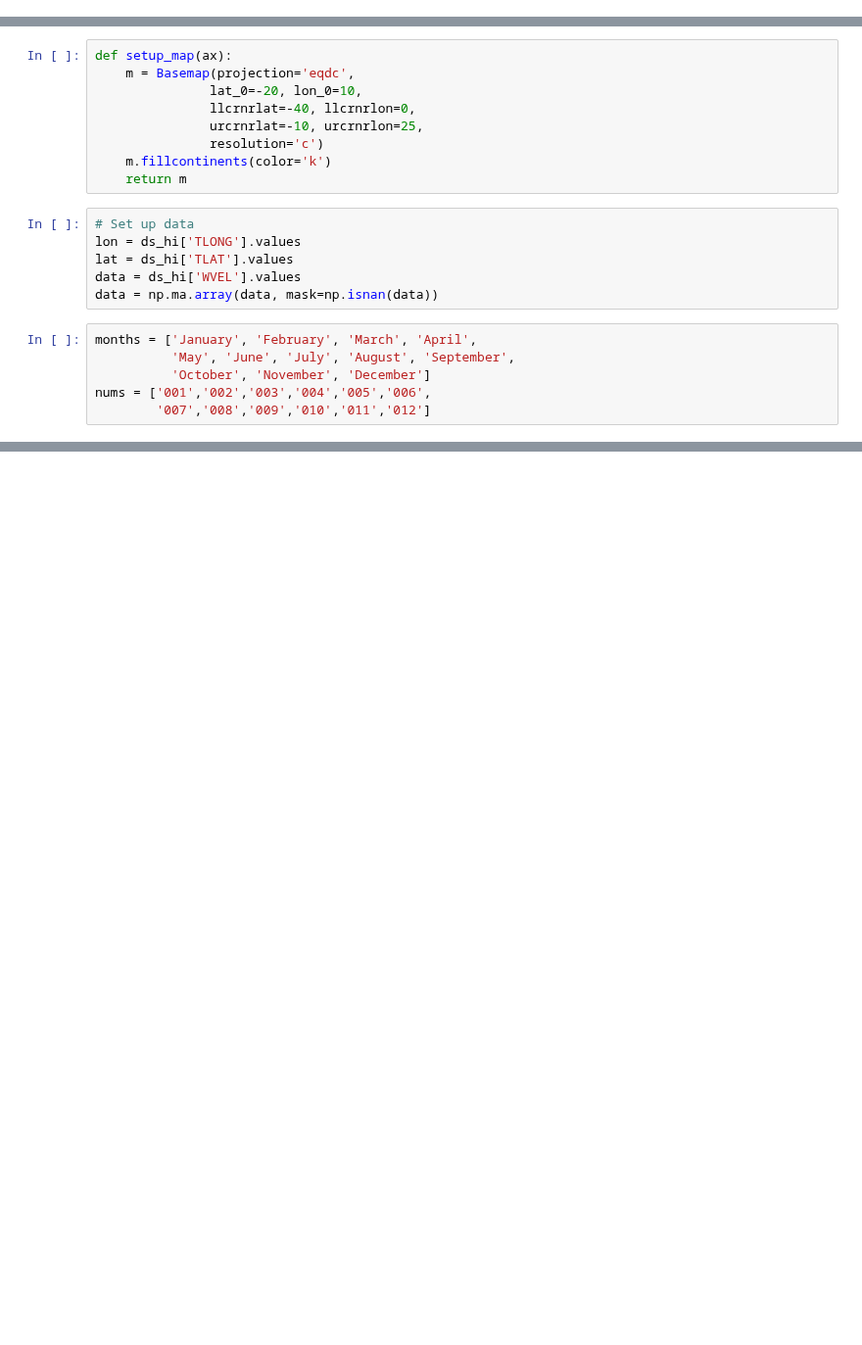
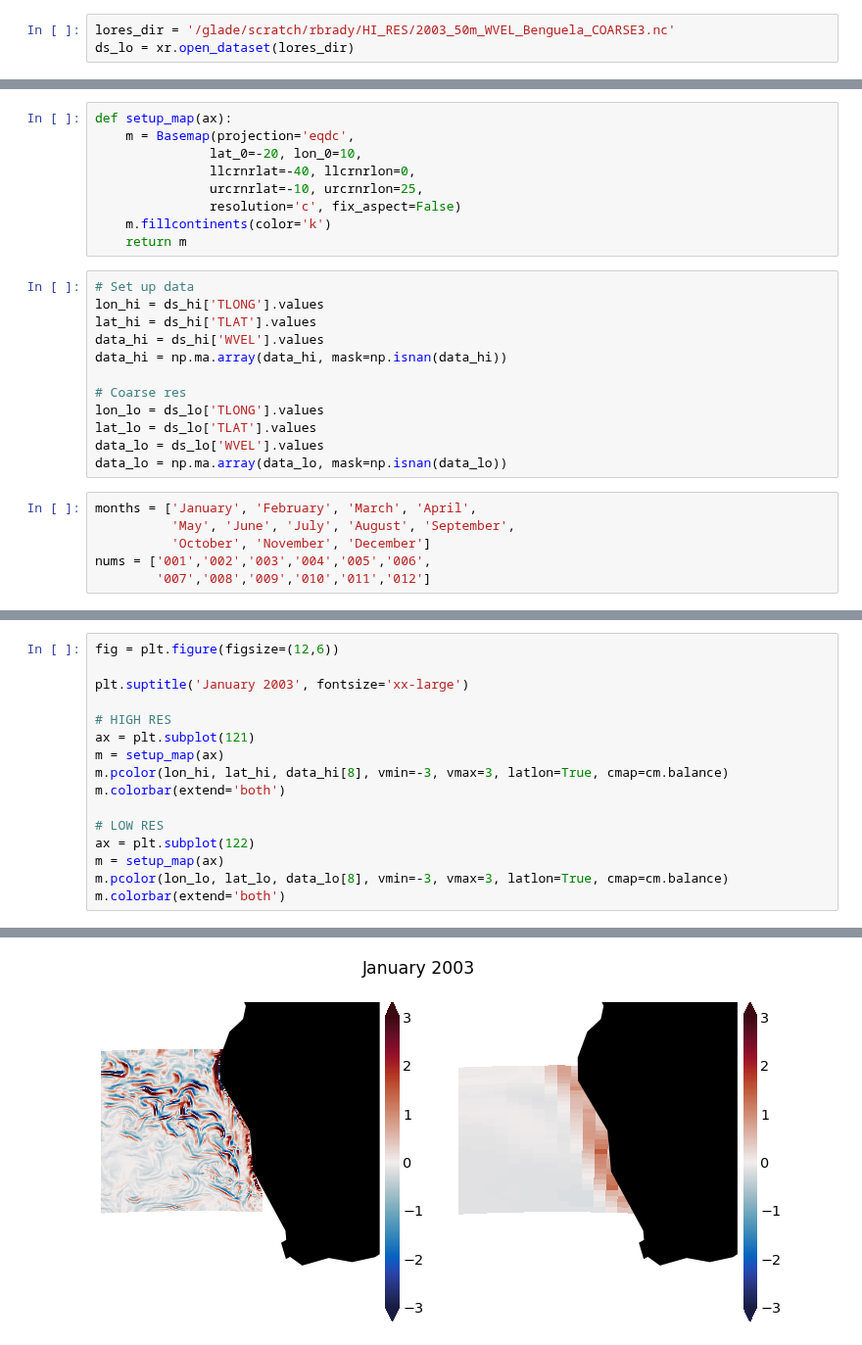
Before and after one commit to bradyrx/EBUS_BGC_Variability, a Jupyter notebook: notebooks/Visualization/hires_vs_coarse_benguela.ipynb, the cells around one changed output, grey strips where cells are left out. Shown at 98% size. Drawn from its saved outputs; the diff is of its cells as text; blank space fills up the shorter version.

```diff
--- a/notebooks/Visualization/hires_vs_coarse_benguela.ipynb
+++ b/notebooks/Visualization/hires_vs_coarse_benguela.ipynb
@@ -45,0 +37,3 @@ ds_lens = xr.open_dataset(inDir + filename)
+# %%
+lores_dir = '/glade/scratch/rbrady/HI_RES/2003_50m_WVEL_Benguela_COARSE3.nc'
+ds_lo = xr.open_dataset(lores_dir)
@@ -85,15 +100,21 @@ def setup_map(ax):
                lat_0=-20, lon_0=10,
                llcrnrlat=-40, llcrnrlon=0,
                urcrnrlat=-10, urcrnrlon=25,
-               resolution='c')
+               resolution='c', fix_aspect=False)
     m.fillcontinents(color='k')
     return m
 # %%
 # Set up data
-lon = ds_hi['TLONG'].values
-lat = ds_hi['TLAT'].values
-data = ds_hi['WVEL'].values
-data = np.ma.array(data, mask=np.isnan(data))
+lon_hi = ds_hi['TLONG'].values
+lat_hi = ds_hi['TLAT'].values
+data_hi = ds_hi['WVEL'].values
+data_hi = np.ma.array(data_hi, mask=np.isnan(data_hi))
+
+# Coarse res
+lon_lo = ds_lo['TLONG'].values
+lat_lo = ds_lo['TLAT'].values
+data_lo = ds_lo['WVEL'].values
+data_lo = np.ma.array(data_lo, mask=np.isnan(data_lo))
 # %%
 months = ['January', 'February', 'March', 'April',
           'May', 'June', 'July', 'August', 'September',
@@ -102,0 +126,17 @@ nums = ['001','002','003','004','005','006',
+# %%
+fig = plt.figure(figsize=(12,6))
+
+plt.suptitle('January 2003', fontsize='xx-large')
+
+# HIGH RES
+ax = plt.subplot(121)
+m = setup_map(ax)
+m.pcolor(lon_hi, lat_hi, data_hi[8], vmin=-3, vmax=3, latlon=True, cmap=cm.balance)
+m.colorbar(extend='both')
+
+# LOW RES
+ax = plt.subplot(122)
+m = setup_map(ax)
+m.pcolor(lon_lo, lat_lo, data_lo[8], vmin=-3, vmax=3, latlon=True, cmap=cm.balance)
+m.colorbar(extend='both')
+# %% [output]
@@ -102,0 +144 @@ nums = ['001','002','003','004','005','006',
+[figure, added]
```
Also changed, not shown: parts of 15 cells of this notebook, 19 other files.
